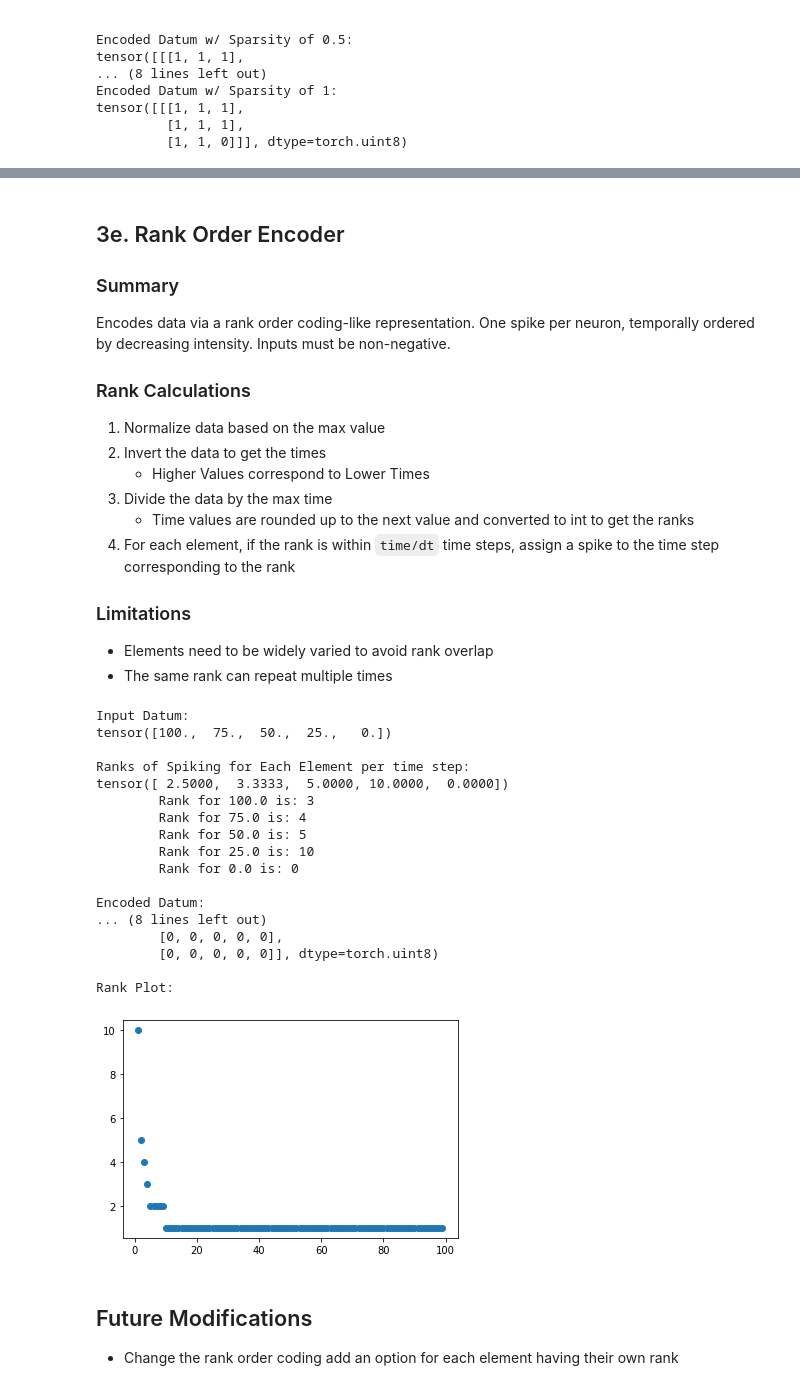
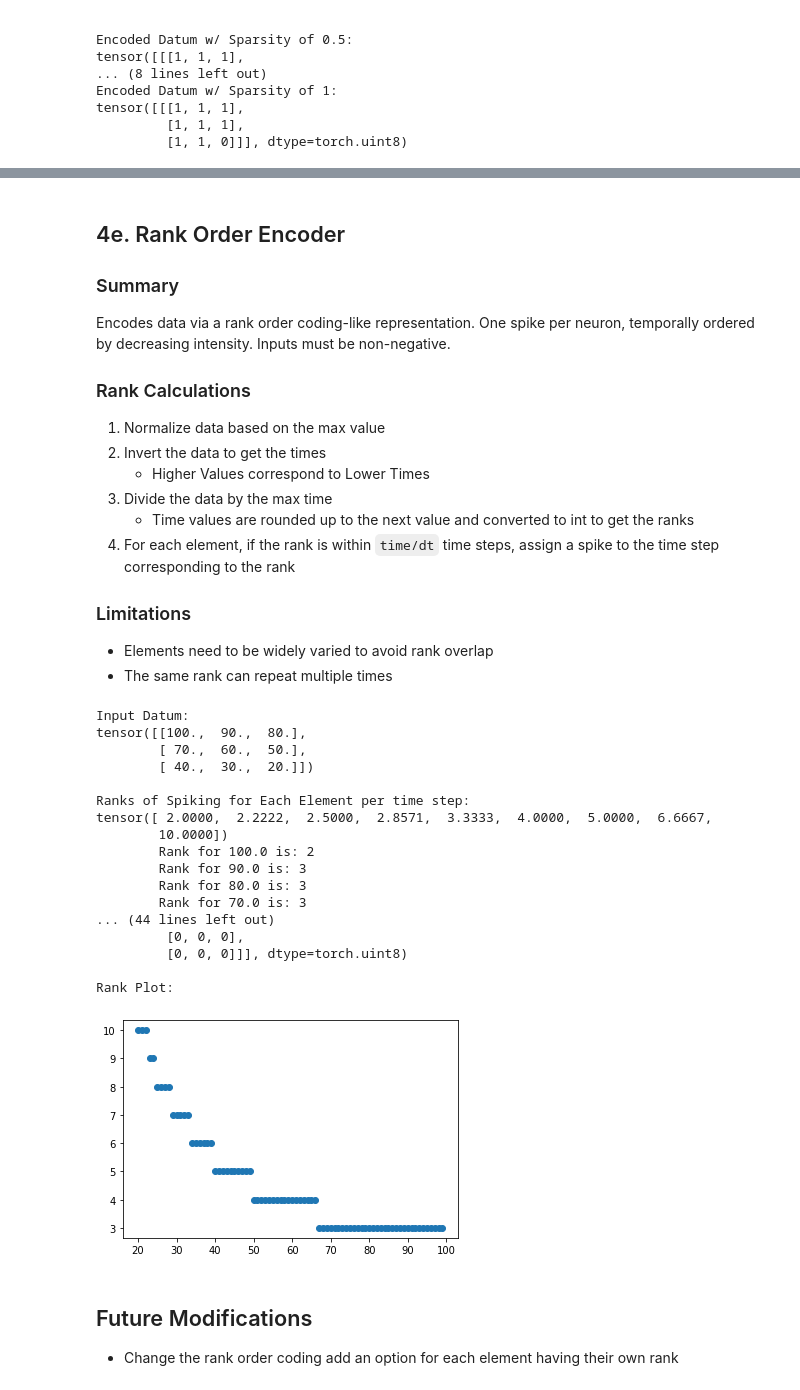
Before and after one commit to oshears/BindsNET-Self-Documentation, a Jupyter notebook: BindsNet_Encoder_Demo.ipynb, the cells around one changed output, grey strips where cells are left out. Cells and saved outputs as stored; diff of their text form; code cells hidden in the pictures.

```diff
--- a/BindsNet_Encoder_Demo.ipynb
+++ b/BindsNet_Encoder_Demo.ipynb
@@ -309,5 +343,5 @@ Probabilities of Spiking for Each Element per time step:
 # %% [markdown]
-## 3e. Rank Order Encoder
+## 4e. Rank Order Encoder
 ### Summary
 Encodes data via a rank order coding-like representation. One spike per neuron, temporally ordered by decreasing intensity. Inputs must be non-negative.
 
@@ -331,9 +365,9 @@ dt = 1.0
 
 # input data
 # train_image = torch.FloatTensor([[80,70,60],[50,40,30],[20,10,0]])
-# train_image = torch.FloatTensor([[10,9,8],[7,6,5],[4,3,2]])
+train_image = torch.FloatTensor([[100,90,80],[70,60,50],[40,30,20]])
 # train_image = torch.FloatTensor([[10,5,3.333],[2.5,2,1.63],[1.5,1.2,0.9]])
-train_image = torch.FloatTensor([100,75,50,25,0])
+# train_image = torch.FloatTensor([100,75,50,25,0])
 
 # print train data
 print("Input Datum:")
@@ -345,51 +379,56 @@ print("Ranks of Spiking for Each Element per time step:")
 datum = train_image
 datum = (datum / datum.max()).flatten()
 times = torch.zeros(datum.numel())
 times[datum != 0] = 1 / datum[datum != 0]
 times *= time / times.max()
 print(times)
 times = torch.ceil(times).long()
 for idx in range(len(train_image.flatten().tolist())):
     elements = train_image.flatten().tolist()
     print("\tRank for "+str(round(elements[idx],2))+" is:",str(times[idx].item()))
 print()
 
 # create encoder and encode input
 encoder = RankOrderEncoder(time=time, dt=dt)
-encoded_image = encoder(train_image)
+
+encoded_image = encoder(train_image.clone())
 print("Encoded Datum:")
 print(encoded_image)
 print()
 
+# plot image
+# e_img = encoded_image.view(int(time / dt), 1, 1, 3, 3)
+# inpt = e_img.view(int(time / dt), 9).sum(0).view(3, 3)
+# plot_input(train_image,inpt)
+# plt.show()
+
 print("Rank Plot:")
-#x = torch.arange(1,train_image.max(),1).float()
-x = torch.arange(1,100,1).float()
-#print(train_image)
-#print(train_image.max())
+plt.figure()
+x = torch.arange(max(train_image.min(),1),train_image.max(),1).float()
 x_times = (1/(x / x.max()))
 x_times *= (time/dt) / x_times.max()
 ranks = torch.ceil(x_times).long()
 plt.scatter(x,ranks)
 plt.show()
 # %% [output]
 Input Datum:
-tensor([100.,  75.,  50.,  25.,   0.])
+tensor([[100.,  90.,  80.],
+        [ 70.,  60.,  50.],
+        [ 40.,  30.,  20.]])
 
 Ranks of Spiking for Each Element per time step:
-tensor([ 2.5000,  3.3333,  5.0000, 10.0000,  0.0000])
-        Rank for 100.0 is: 3
-        Rank for 75.0 is: 4
-        Rank for 50.0 is: 5
-        Rank for 25.0 is: 10
-        Rank for 0.0 is: 0
-
-Encoded Datum:
-... (8 lines left out)
-        [0, 0, 0, 0, 0],
-        [0, 0, 0, 0, 0]], dtype=torch.uint8)
+tensor([ 2.0000,  2.2222,  2.5000,  2.8571,  3.3333,  4.0000,  5.0000,  6.6667,
+        10.0000])
+        Rank for 100.0 is: 2
+        Rank for 90.0 is: 3
+        Rank for 80.0 is: 3
+        Rank for 70.0 is: 3
+... (44 lines left out)
+         [0, 0, 0],
+         [0, 0, 0]]], dtype=torch.uint8)
 
 Rank Plot:
-[figure, old version]
+[figure, new version]
 # %% [markdown]
 ## Future Modifications
 * Change the rank order coding add an option for each element having their own rank
```
Also changed, not shown: parts of 13 cells of this notebook, 1 other file.
